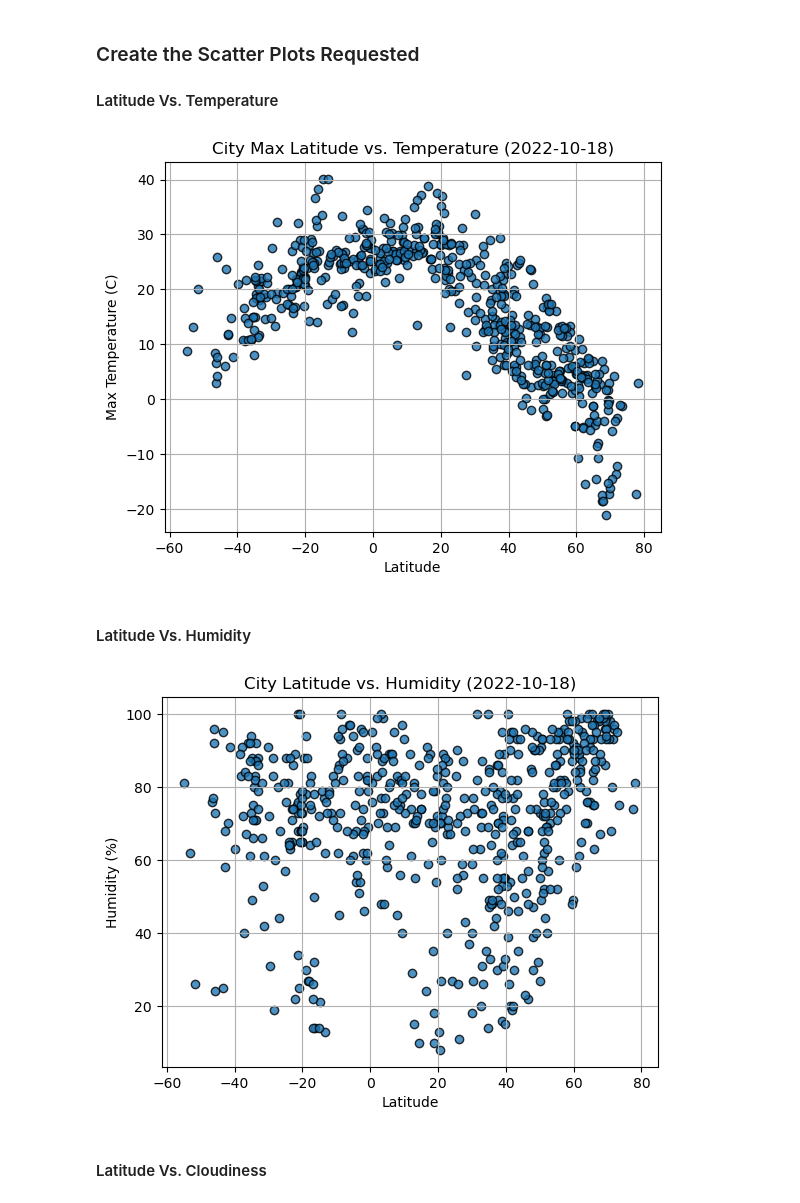
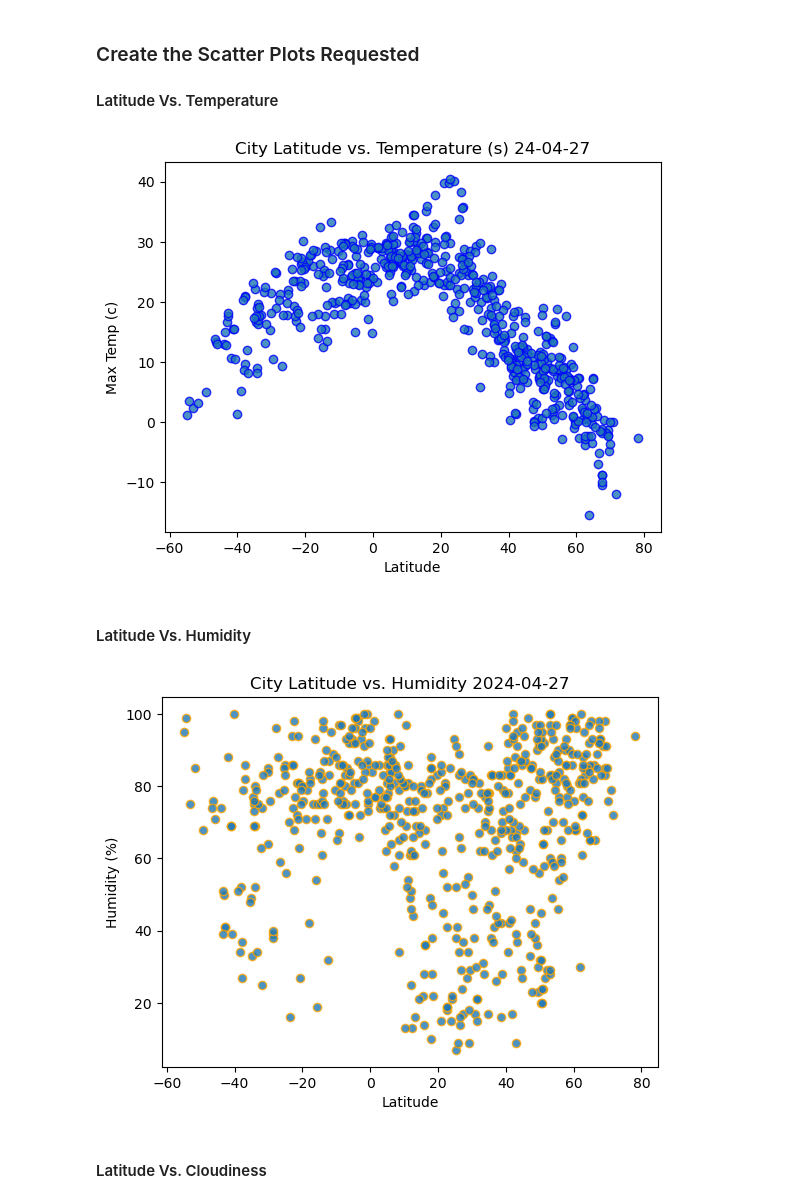
Before and after one commit to maryemackin/python-api-challenge, a Jupyter notebook: weather_py/WeatherPy.ipynb, the cells around one changed output. Drawn from its saved outputs; the diff is of its cells as text; code cells hidden in the pictures.

```diff
--- a/weather_py/WeatherPy.ipynb
+++ b/weather_py/WeatherPy.ipynb
@@ -205,34 +205,52 @@ city_data_df.head()
 #### Latitude Vs. Temperature
 # %%
 # Build scatter plot for latitude vs. temperature
-# YOUR CODE HERE
-
+plt.scatter(
+    city_data_df["Lat"],
+    city_data_df["Max Temp"],
+    edgecolor="blue",
+    linewidths=1,
+    marker="o",
+    alpha=0.8,
+    label="Cities"
+)
 # Incorporate the other graph properties
-# YOUR CODE HERE
+plt.title(f"City Latitude vs. Temperature (s) {str(time.strftime('%y-%m-%d'))}")
+plt.xlabel("Latitude")
+plt.ylabel("Max Temp (c)")
 
 # Save the figure
-plt.savefig("output_data/Fig1.png")
+plt.savefig("../output_data/Fig1.png")
 
 # Show plot
 plt.show()
 # %% [output]
-[figure, old version]
+[figure, new version]
 # %% [markdown]
 #### Latitude Vs. Humidity
 # %%
 # Build the scatter plots for latitude vs. humidity
-# YOUR CODE HERE
-
+plt.scatter(
+    city_data_df["Lat"],
+    city_data_df["Humidity"],
+    edgecolor="orange",
+    linewidths=1,
+    marker="o",
+    alpha=0.8,
+    label="Cities"
+)
 # Incorporate the other graph properties
-# YOUR CODE HERE
+plt.title(f"City Latitude vs. Humidity {str(time.strftime('%Y-%m-%d'))}")
+plt.xlabel("Latitude")
+plt.ylabel("Humidity (%)")
 
 # Save the figure
-plt.savefig("output_data/Fig2.png")
+plt.savefig("../output_data/Fig2.png")
 
 # Show plot
 plt.show()
 # %% [output]
-[figure, old version]
+[figure, new version]
 # %% [markdown]
 #### Latitude Vs. Cloudiness
 # %%
```
Also changed, not shown: parts of 23 cells of this notebook, 4 other files.
